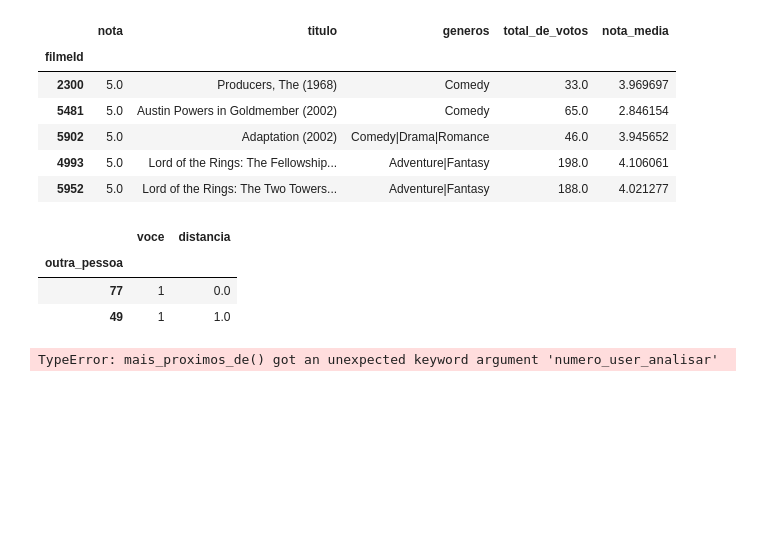
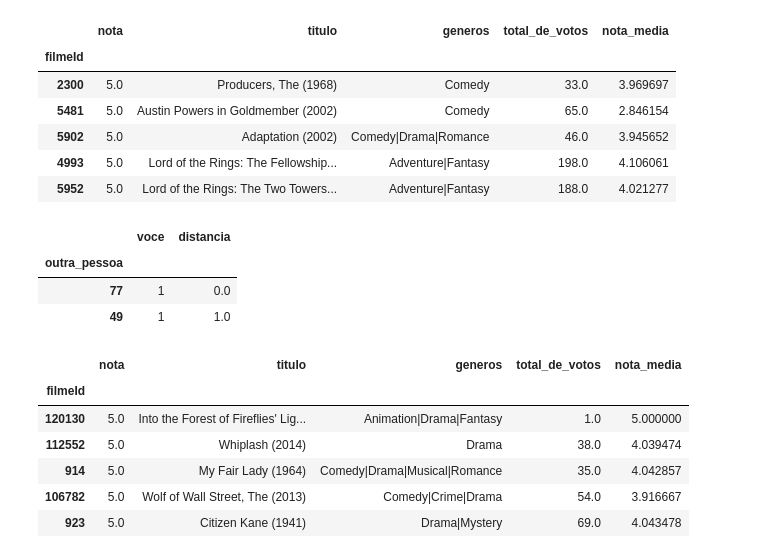
Before and after one commit to Velozo23/Data-Science, a Jupyter notebook: projeto_ml/sistema_recomendacao.ipynb, the cells around one changed output. Saved outputs shown, nothing was run; the diff lists cells and outputs as text; code cells hidden in the pictures; blank space fills up the shorter version.

```diff
--- a/projeto_ml/sistema_recomendacao.ipynb
+++ b/projeto_ml/sistema_recomendacao.ipynb
@@ -353,10 +355,10 @@ def distancia_de_todos(voce_id, n = None):
 
     return distancias
 # %%
-def distancia_de_todos(voce_id, n = None):
+def distancia_de_todos(voce_id, numero_user_analisar = None):
     todos_os_usuarios = notas["usuarioId"].unique()
-    if n:
-      todos_os_usuarios = todos_os_usuarios[:n]
+    if numero_user_analisar:
+      todos_os_usuarios = todos_os_usuarios[:numero_user_analisar]
     distancias = [distancia_usuarios(voce_id, usuario_id) for usuario_id in todos_os_usuarios]
     distancias = list(filter(None, distancias))
     distancias = pd.DataFrame(distancias, columns= ["voce", "outra_pessoa", "distancia"])
@@ -364,7 +366,7 @@ def distancia_de_todos(voce_id, n = None):
 # %%
 #funcao que calcula os usuarios mais proximos de voce.
 def mais_proximos_de(voce_id, n = None):
-    distancias = distancia_de_todos(voce_id, n = n)
+    distancias = distancia_de_todos(voce_id, numero_user_analisar = numero_user_analisar)
     distancias = distancias.sort_values("distancia")
     distancias = distancias.set_index("outra_pessoa").drop(voce_id)
     return distancias
@@ -406,8 +408,8 @@ sugere_para(1).head()
 | 5952 | 5.0 | Lord of the Rings: The Two Towers... | Adventure|Fantasy | 188.0 | 4.021277 |
 # %%
 #funcao que calcula os usuarios mais proximos de voce.
-def mais_proximos_de(voce_id, n_mais_proximos = 10, n = None):
-    distancias = distancia_de_todos(voce_id, n = n)
+def mais_proximos_de(voce_id, n_mais_proximos = 10, numero_user_analisar = None):
+    distancias = distancia_de_todos(voce_id, numero_user_analisar = numero_user_analisar)
     distancias = distancias.sort_values("distancia")
     distancias = distancias.set_index("outra_pessoa").drop(voce_id)
     return distancias.head(n_mais_proximos)
@@ -419,23 +421,31 @@ mais_proximos_de(1, n_mais_proximos=2, n=300)
 | 77 | 1 | 0.0 |
 | 49 | 1 | 1.0 |
 # %%
-#def sugere_para(voce):
-voce = 1
-n_mais_proximos = 10
 
-numero_user_analisar = 50
-notas_de_voce = notas_do_usuario(voce)
-filmes_que_vc_ja_viu = notas_de_voce.index
 
-similares = mais_proximos_de(voce, n_mais_proximos = n_mais_proximos, numero_user_analisar = numero_user_analisar)
-usuarios_similares = similares.index
-notas_dos_similares = notas.set_index("usuarioId").loc[usuarios_similares]
-notas_dos_similares = notas_dos_similares.groupby("filmeId").mean()[["nota"]]
-recomendacoes = recomendacoes.sort_values("nota", ascending=False)
+def sugere_para(voce, n_mais_proximos = 10, numero_user_analisar = None):
+    notas_de_voce = notas_do_usuario(voce)
+    filmes_que_vc_ja_viu = notas_de_voce.index
+
+    similares = mais_proximos_de(voce, n_mais_proximos = n_mais_proximos, numero_user_analisar = numero_user_analisar)
+    usuarios_similares = similares.index
+    usuarios_similares
+    notas_dos_similares = notas.set_index("usuarioId").loc[usuarios_similares]
+    recomendacoes = notas_dos_similares.groupby("filmeId").mean()[["nota"]]
+    recomendacoes = recomendacoes.sort_values("nota", ascending=False)
+    return recomendacoes.join(filmes)
 
     #notas_do_similar = notas_do_usuario(similar)
     #$notas_do_similar = notas_do_similar.drop(filmes_que_vc_ja_viu, errors='ignore')
     #recomendacoes = notas_do_similar.sort_values("nota", ascending=False)
     #return recomendacoes.join(filmes)
-# %% [output]
-TypeError: mais_proximos_de() got an unexpected keyword argument 'numero_user_analisar'
+# %%
+sugere_para(1).head()
+# %% [output]
+|  | nota | titulo | generos | total_de_votos | nota_media |
+| filmeId |  |  |  |  |  |
+| 120130 | 5.0 | Into the Forest of Fireflies' Lig... | Animation|Drama|Fantasy | 1.0 | 5.000000 |
+| 112552 | 5.0 | Whiplash (2014) | Drama | 38.0 | 4.039474 |
+| 914 | 5.0 | My Fair Lady (1964) | Comedy|Drama|Musical|Romance | 35.0 | 4.042857 |
+| 106782 | 5.0 | Wolf of Wall Street, The (2013) | Comedy|Crime|Drama | 54.0 | 3.916667 |
+| 923 | 5.0 | Citizen Kane (1941) | Drama|Mystery | 69.0 | 4.043478 |
```
Also changed, not shown: parts of 5 cells of this notebook.
